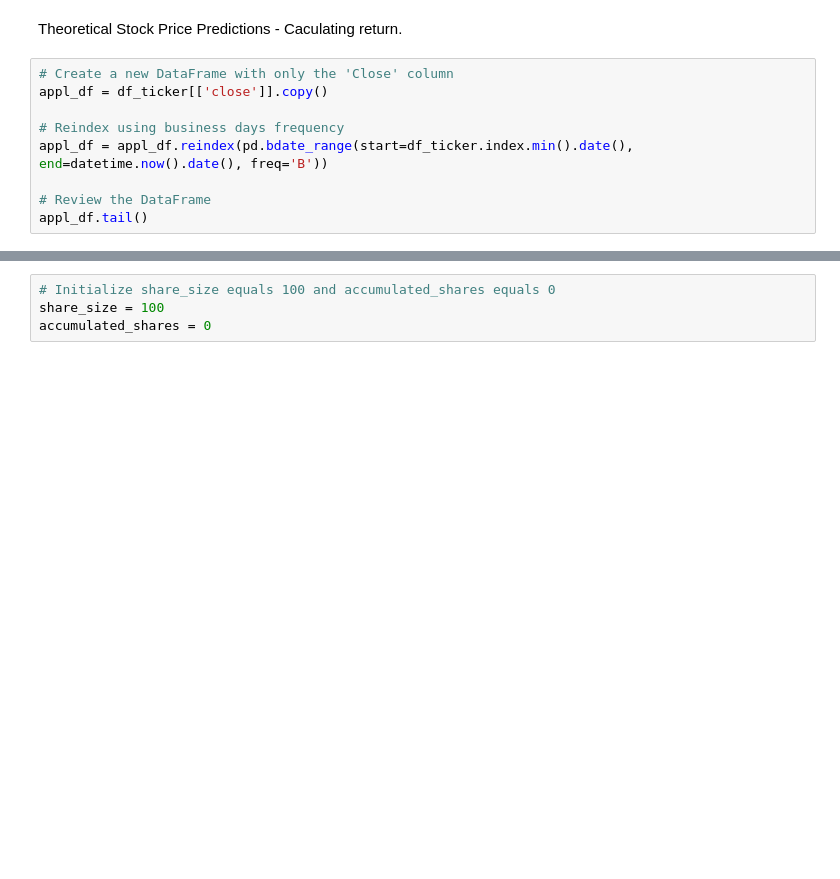
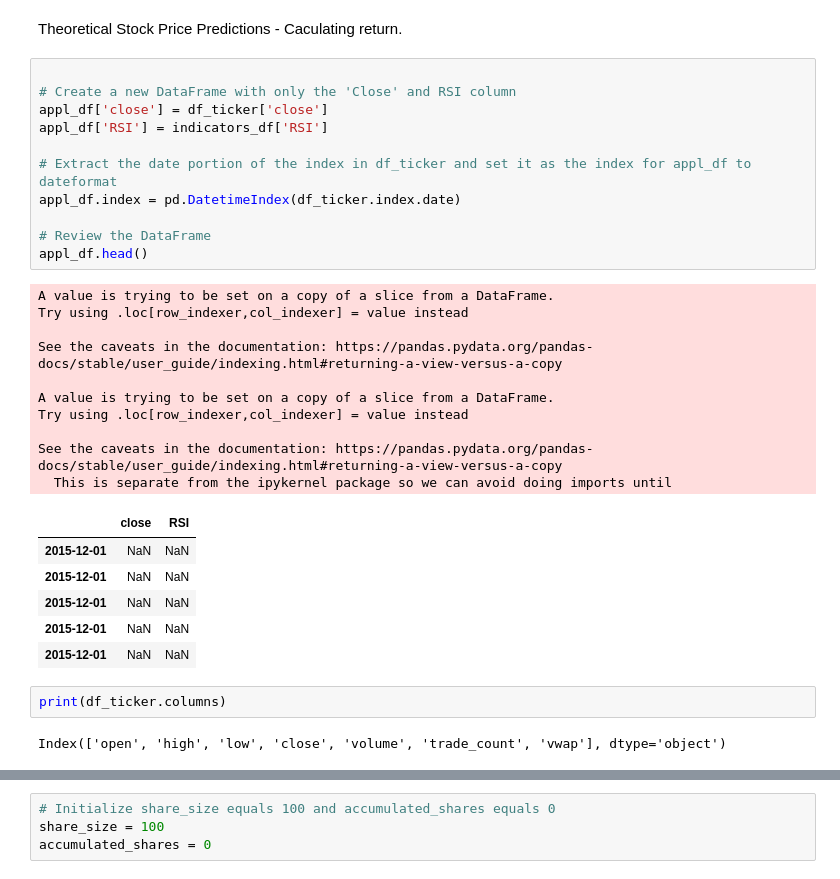
Before and after one commit to RoshanPaudyal/Project-2, a Jupyter notebook: aapl_df.ipynb, the cells around one changed output, grey strips where cells are left out. Drawn from its saved outputs; the diff is of its cells as text; blank space fills up the shorter version.

```diff
--- a/aapl_df.ipynb
+++ b/aapl_df.ipynb
@@ -152,14 +176,37 @@ plt.show()
 # %% [markdown]
 Theoretical Stock Price Predictions - Caculating return.
 # %%
-# Create a new DataFrame with only the 'Close' column
-appl_df = df_ticker[['close']].copy()
 
-# Reindex using business days frequency
-appl_df = appl_df.reindex(pd.bdate_range(start=df_ticker.index.min().date(), end=datetime.now().date(), freq='B'))
+# Create a new DataFrame with only the 'Close' and RSI column
+appl_df['close'] = df_ticker['close']
+appl_df['RSI'] = indicators_df['RSI']
+
+# Extract the date portion of the index in df_ticker and set it as the index for appl_df to dateformat
+appl_df.index = pd.DatetimeIndex(df_ticker.index.date)
 
 # Review the DataFrame
-appl_df.tail()
+appl_df.head()
+# %% [output]
+A value is trying to be set on a copy of a slice from a DataFrame.
+Try using .loc[row_indexer,col_indexer] = value instead
+
+See the caveats in the documentation: https://pandas.pydata.org/pandas-docs/stable/user_guide/indexing.html#returning-a-view-versus-a-copy
+
+A value is trying to be set on a copy of a slice from a DataFrame.
+Try using .loc[row_indexer,col_indexer] = value instead
+
+See the caveats in the documentation: https://pandas.pydata.org/pandas-docs/stable/user_guide/indexing.html#returning-a-view-versus-a-copy
+  This is separate from the ipykernel package so we can avoid doing imports until
+|  | close | RSI |
+| 2015-12-01 | NaN | NaN |
+| 2015-12-01 | NaN | NaN |
+| 2015-12-01 | NaN | NaN |
+| 2015-12-01 | NaN | NaN |
+| 2015-12-01 | NaN | NaN |
+# %%
+print(df_ticker.columns)
+# %% [output]
+Index(['open', 'high', 'low', 'close', 'volume', 'trade_count', 'vwap'], dtype='object')
 # %%
 # Initialize trade_type column for buys and sells
 appl_df['trade_type'] = np.nan
```
Also changed, not shown: parts of 8 cells of this notebook.
